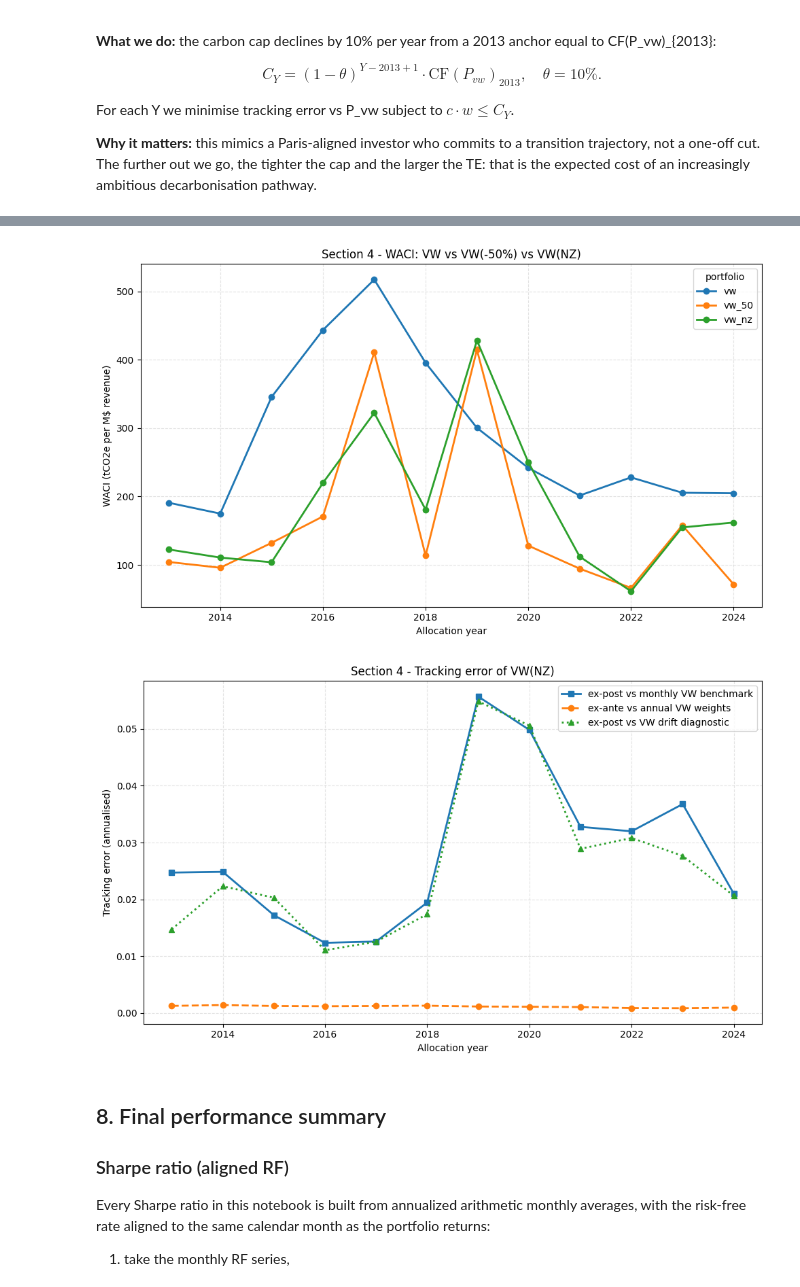
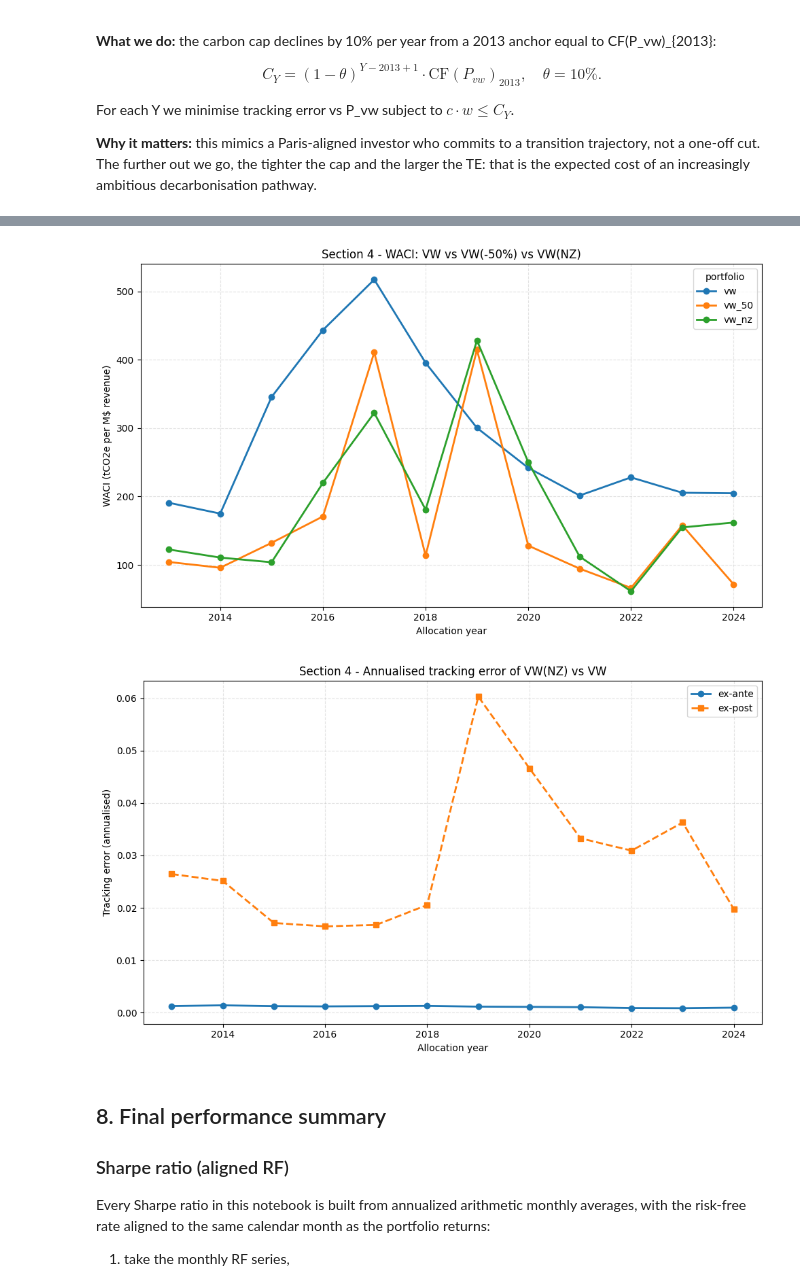
Before and after one commit to saadsch/SAAM-Project, a Jupyter notebook: SAAM_NOTEBOOK.ipynb, the cells around one changed output, grey strips where cells are left out. Cells and saved outputs as stored; diff of their text form; code cells hidden in the pictures.

```diff
--- a/SAAM_NOTEBOOK.ipynb
+++ b/SAAM_NOTEBOOK.ipynb
@@ -546,40 +500,30 @@ Annual loop done.
 # assemble the joint monthly panel and restrict to performance window
 monthly = pd.DataFrame({lab: pd.concat(month_segs[lab]).sort_index() for lab in labels})
 monthly = monthly.loc[f"{PERF_START}-01-01":f"{PERF_END}-12-31"]
+
+# strict monthly-rebalanced VW benchmark (Section 2.3)
+vw_monthly = vw_monthly_rebalanced().loc[f"{PERF_START}-01-01":f"{PERF_END}-12-31"]
+monthly["vw"] = vw_monthly.reindex(monthly.index)
 monthly = monthly[["vw", "vw_drift", "mv", "mv_50", "vw_50", "vw_nz"]]
 
 annual = pd.DataFrame(annual_rows)
 weights = pd.DataFrame(weight_rows)
 te_table = pd.DataFrame(te_rows)
 slack_table = pd.DataFrame(slack_rows)
-concentration_table = pd.DataFrame(concentration_rows)
 waci_top = pd.DataFrame(waci_top_rows)
 cf_top = pd.DataFrame(cf_top_rows)
 path_table = pd.DataFrame(path_rows)
 
 # The annual loop used the annual VW allocation as the optimization benchmark.
-# Do not overwrite ex-ante TE. Add two realised TE diagnostics with explicit benchmark definitions.
+# For reported ex-post tracking error, compare realised returns with the PDF's monthly-rebalanced VW benchmark.
 for idx, row in te_table.iterrows():
     lab = row["portfolio"]
-    year = int(row["year"])
-    implementation_year = year + 1
-
-    if lab not in monthly.columns:
+    if lab == "vw_drift" or lab not in monthly.columns:
         continue
-
-    sub = monthly.loc[f"{implementation_year}-01-01":f"{implementation_year}-12-31"]
-
-    if "vw" in sub.columns:
-        rel_monthly_vw = (sub[lab] - sub["vw"]).dropna()
-        te_table.at[idx, "ex_post_tracking_error_vs_monthly_vw_annual"] = (
-            float(rel_monthly_vw.std(ddof=0) * np.sqrt(12.0)) if len(rel_monthly_vw) > 1 else np.nan
-        )
-
-    if "vw_drift" in sub.columns:
-        rel_vw_drift = (sub[lab] - sub["vw_drift"]).dropna()
-        te_table.at[idx, "ex_post_tracking_error_vs_vw_drift_annual"] = (
-            float(rel_vw_drift.std(ddof=0) * np.sqrt(12.0)) if len(rel_vw_drift) > 1 else np.nan
-        )
+    year = int(row["implementation_year"])
+    rel = (monthly.loc[f"{year}-01-01":f"{year}-12-31", lab]
+           - monthly.loc[f"{year}-01-01":f"{year}-12-31", "vw"]).dropna()
+    te_table.at[idx, "ex_post_tracking_error_annual"] = float(rel.std(ddof=0) * np.sqrt(12.0)) if len(rel) > 1 else np.nan
 
 # combined files with every constructed portfolio in one place
 monthly.to_csv(TABLES / "all_portfolio_monthly_returns.csv", index_label="date")
@@ -587,7 +531,6 @@ annual.to_csv(TABLES / "all_portfolio_annual_carbon_metrics.csv", index=False)
 weights.to_csv(TABLES / "all_portfolio_weights.csv", index=False)
 te_table.to_csv(TABLES / "all_portfolio_tracking_errors.csv", index=False)
 slack_table.to_csv(TABLES / "all_portfolio_constraint_slack.csv", index=False)
-concentration_table.to_csv(TABLES / "all_portfolio_concentration_metrics.csv", index=False)
 
 # sanity check: no carbon-constraint violations
 constrained = slack_table[slack_table["carbon_limit"].notna() & (slack_table["portfolio"] != "vw_drift")]
@@ -1011,16 +938,12 @@ plot_annual(waci_panel, "waci_tco2e_per_musd_revenue", ["vw", "vw_50", "vw_nz"],
             "Section 4 - WACI: VW vs VW(-50%) vs VW(NZ)",
             "WACI (tCO2e per M$ revenue)")
 
-# TE of VW(NZ), with official benchmark comparison first.
+# TE of VW(NZ)
 te_nz = te_table[te_table["portfolio"] == "vw_nz"]
 fig, ax = plt.subplots(figsize=(10, 6))
-ax.plot(te_nz["year"], te_nz["ex_post_tracking_error_vs_monthly_vw_annual"],
-        marker="s", linewidth=2, label="ex-post vs monthly VW benchmark")
-ax.plot(te_nz["year"], te_nz["ex_ante_tracking_error_annual"],
-        marker="o", linewidth=2, linestyle="--", label="ex-ante vs annual VW weights")
-ax.plot(te_nz["year"], te_nz["ex_post_tracking_error_vs_vw_drift_annual"],
-        marker="^", linewidth=2, linestyle=":", label="ex-post vs VW drift diagnostic")
-ax.set_title("Section 4 - Tracking error of VW(NZ)")
+ax.plot(te_nz["year"], te_nz["ex_ante_tracking_error_annual"], marker="o", linewidth=2, label="ex-ante")
+ax.plot(te_nz["year"], te_nz["ex_post_tracking_error_annual"], marker="s", linewidth=2, linestyle="--", label="ex-post")
+ax.set_title("Section 4 - Annualised tracking error of VW(NZ) vs VW")
 ax.set_xlabel("Allocation year"); ax.set_ylabel("Tracking error (annualised)")
 ax.grid(True, linestyle="--", alpha=0.35); ax.legend()
 fig.tight_layout(); fig.savefig(FIGURES / "part4_tracking_error_vw_netzero.png", dpi=160)
@@ -1030,6 +953,6 @@ plt.show()
 [figure]
 [figure]
-[figure, old version]
+[figure, new version]
 # %% [markdown]
 ## 8. Final performance summary
 
```
Also changed, not shown: parts of 17 cells of this notebook, 23 other files.
